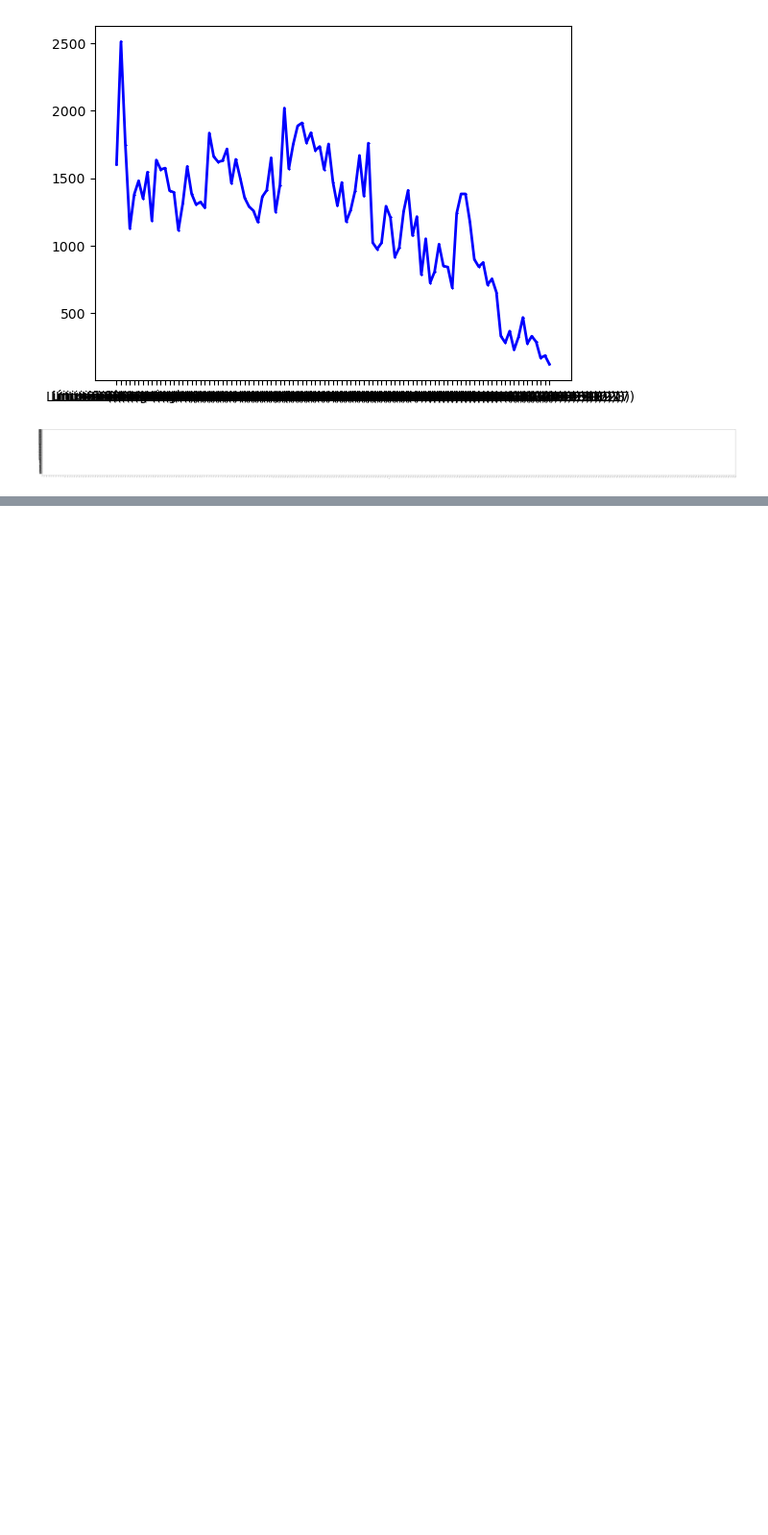
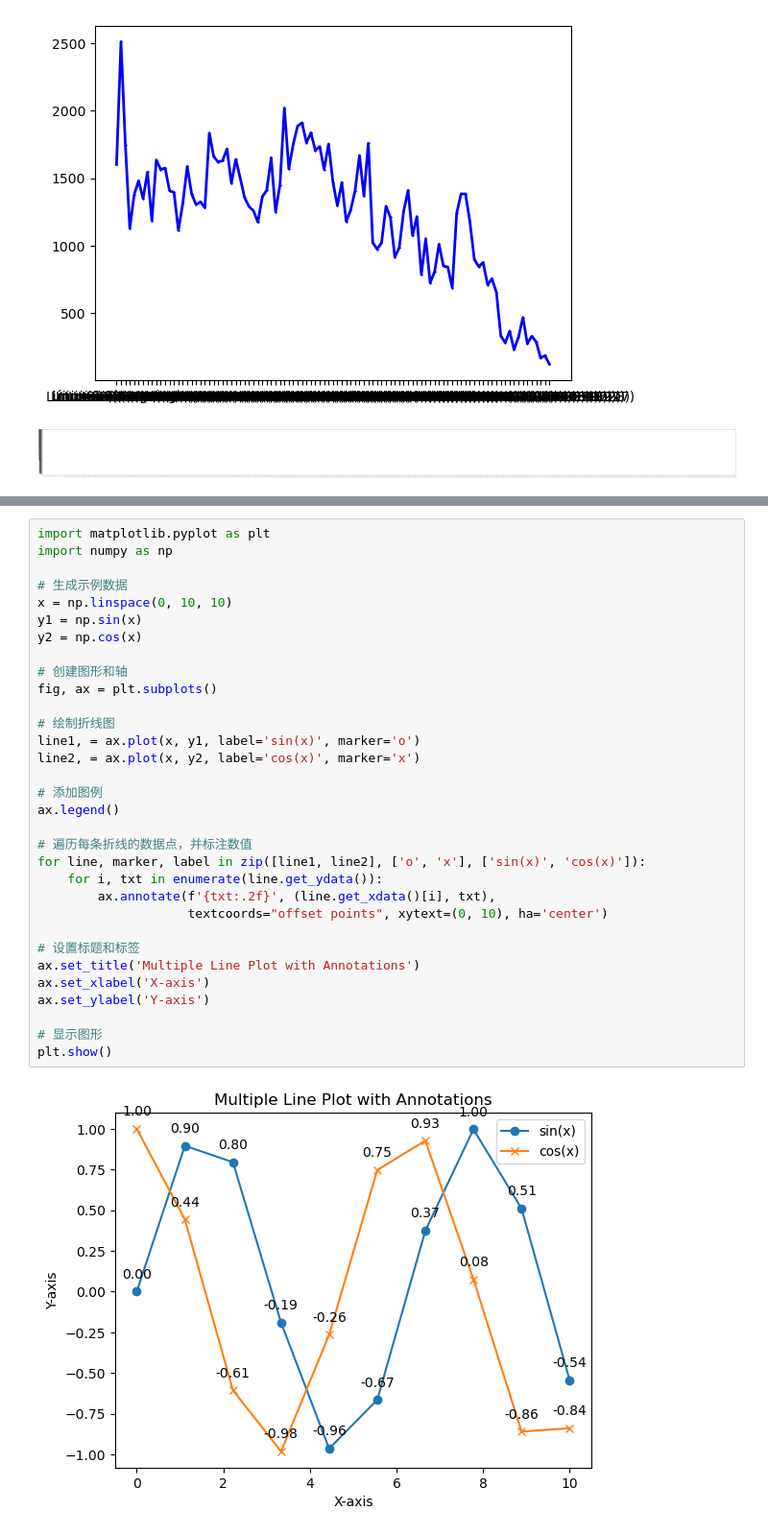
Before and after one commit to izhouliren/helloworld, a Jupyter notebook: chatgpt.ipynb, the cells around one changed output, grey strips where cells are left out. Shown: that part at 96% size. Cells and saved outputs as stored; diff of their text form; blank space fills up the shorter version.

```diff
--- a/chatgpt.ipynb
+++ b/chatgpt.ipynb
@@ -182,3 +212,37 @@ plt.show()
+# %%
+import matplotlib.pyplot as plt
+import numpy as np
+
+# 生成示例数据
+x = np.linspace(0, 10, 10)
+y1 = np.sin(x)
+y2 = np.cos(x)
+
+# 创建图形和轴
+fig, ax = plt.subplots()
+
+# 绘制折线图
+line1, = ax.plot(x, y1, label='sin(x)', marker='o')
+line2, = ax.plot(x, y2, label='cos(x)', marker='x')
+
+# 添加图例
+ax.legend()
+
+# 遍历每条折线的数据点，并标注数值
+for line, marker, label in zip([line1, line2], ['o', 'x'], ['sin(x)', 'cos(x)']):
+    for i, txt in enumerate(line.get_ydata()):
+        ax.annotate(f'{txt:.2f}', (line.get_xdata()[i], txt),
+                    textcoords="offset points", xytext=(0, 10), ha='center')
+
+# 设置标题和标签
+ax.set_title('Multiple Line Plot with Annotations')
+ax.set_xlabel('X-axis')
+ax.set_ylabel('Y-axis')
+
+# 显示图形
+plt.show()
+# %% [output]
+[figure, added]
 # %%
 import matplotlib.pyplot as plt
 import pandas as pd
```
Also changed, not shown: parts of 3 cells of this notebook.
